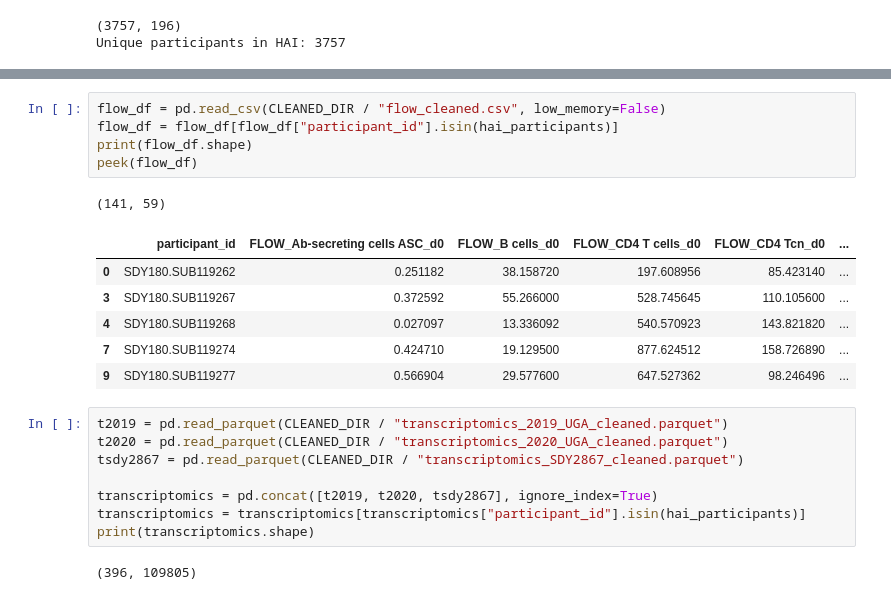
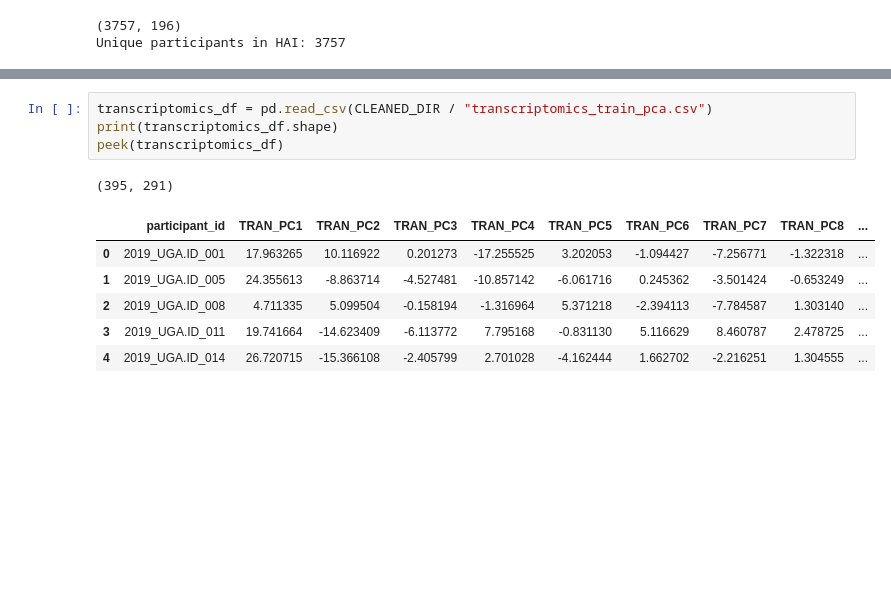
Before and after one commit to DirtyChay/cmi-flu-prediction-challenge-capstone, a Jupyter notebook: join_cleaned_data.ipynb, the cells around one changed output, grey strips where cells are left out. Cells and saved outputs as stored; diff of their text form; blank space fills up the shorter version.

```diff
--- a/join_cleaned_data.ipynb
+++ b/join_cleaned_data.ipynb
@@ -39,23 +39,12 @@ peek(participants_df)
-# %%
-flow_df = pd.read_csv(CLEANED_DIR / "flow_cleaned.csv", low_memory=False)
-flow_df = flow_df[flow_df["participant_id"].isin(hai_participants)]
-print(flow_df.shape)
-peek(flow_df)
-# %% [output]
-(141, 59)
-|  | participant_id | FLOW_Ab-secreting cells ASC_d0 | FLOW_B cells_d0 | FLOW_CD4 T cells_d0 | FLOW_CD4 Tcn_d0 | ... |
-| 0 | SDY180.SUB119262 | 0.251182 | 38.158720 | 197.608956 | 85.423140 | ... |
-| 3 | SDY180.SUB119267 | 0.372592 | 55.266000 | 528.745645 | 110.105600 | ... |
-| 4 | SDY180.SUB119268 | 0.027097 | 13.336092 | 540.570923 | 143.821820 | ... |
-| 7 | SDY180.SUB119274 | 0.424710 | 19.129500 | 877.624512 | 158.726890 | ... |
-| 9 | SDY180.SUB119277 | 0.566904 | 29.577600 | 647.527362 | 98.246496 | ... |
 # %%
-t2019 = pd.read_parquet(CLEANED_DIR / "transcriptomics_2019_UGA_cleaned.parquet")
-t2020 = pd.read_parquet(CLEANED_DIR / "transcriptomics_2020_UGA_cleaned.parquet")
-tsdy2867 = pd.read_parquet(CLEANED_DIR / "transcriptomics_SDY2867_cleaned.parquet")
-
-transcriptomics = pd.concat([t2019, t2020, tsdy2867], ignore_index=True)
-transcriptomics = transcriptomics[transcriptomics["participant_id"].isin(hai_participants)]
-print(transcriptomics.shape)
+transcriptomics_df = pd.read_csv(CLEANED_DIR / "transcriptomics_train_pca.csv")
+print(transcriptomics_df.shape)
+peek(transcriptomics_df)
 # %% [output]
-(396, 109805)
+(395, 291)
+|  | participant_id | TRAN_PC1 | TRAN_PC2 | TRAN_PC3 | TRAN_PC4 | TRAN_PC5 | TRAN_PC6 | TRAN_PC7 | TRAN_PC8 | ... |
+| 0 | 2019_UGA.ID_001 | 17.963265 | 10.116922 | 0.201273 | -17.255525 | 3.202053 | -1.094427 | -7.256771 | -1.322318 | ... |
+| 1 | 2019_UGA.ID_005 | 24.355613 | -8.863714 | -4.527481 | -10.857142 | -6.061716 | 0.245362 | -3.501424 | -0.653249 | ... |
+| 2 | 2019_UGA.ID_008 | 4.711335 | 5.099504 | -0.158194 | -1.316964 | 5.371218 | -2.394113 | -7.784587 | 1.303140 | ... |
+| 3 | 2019_UGA.ID_011 | 19.741664 | -14.623409 | -6.113772 | 7.795168 | -0.831130 | 5.116629 | 8.460787 | 2.478725 | ... |
+| 4 | 2019_UGA.ID_014 | 26.720715 | -15.366108 | -2.405799 | 2.701028 | -4.162444 | 1.662702 | -2.216251 | 1.304555 | ... |
```
Also changed, not shown: parts of 9 cells of this notebook, 3 other files.
